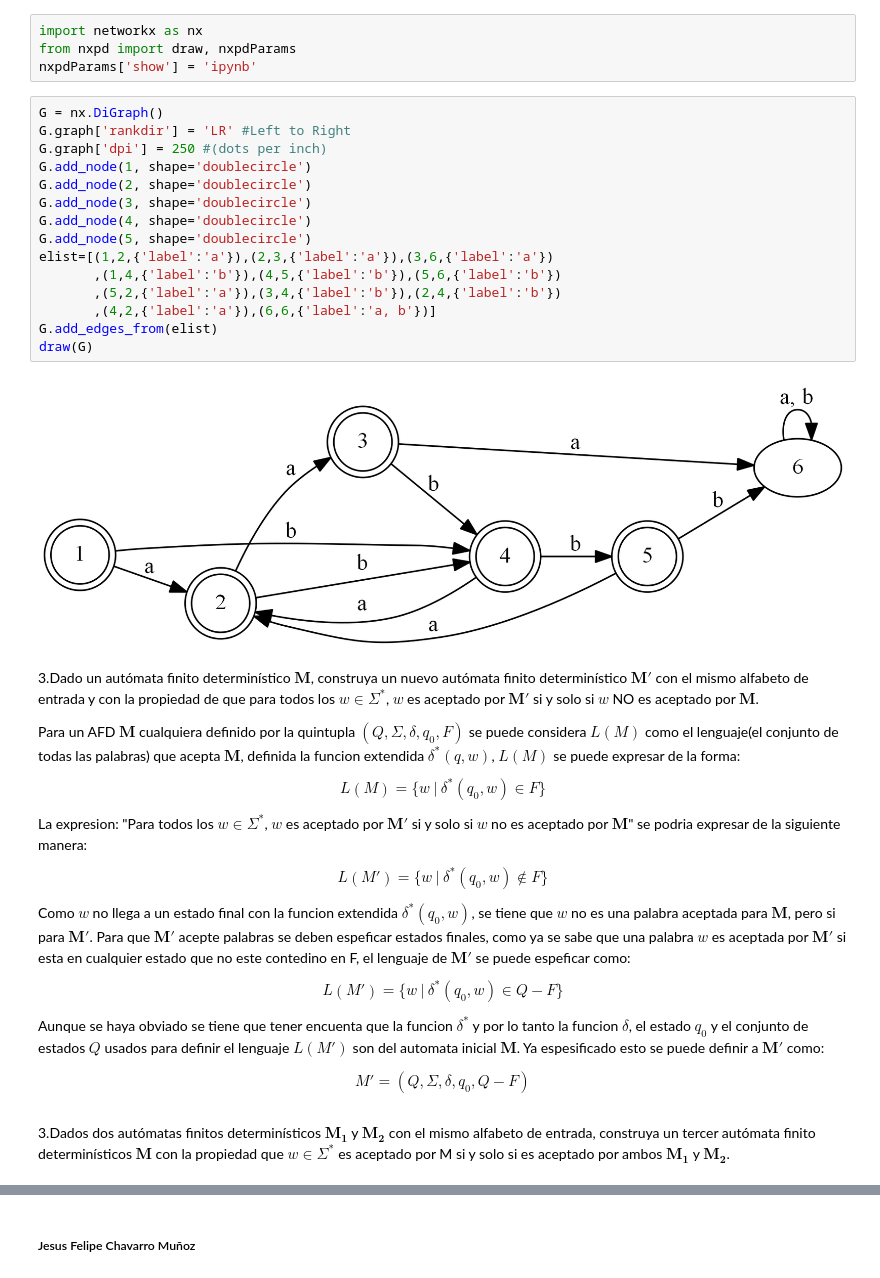
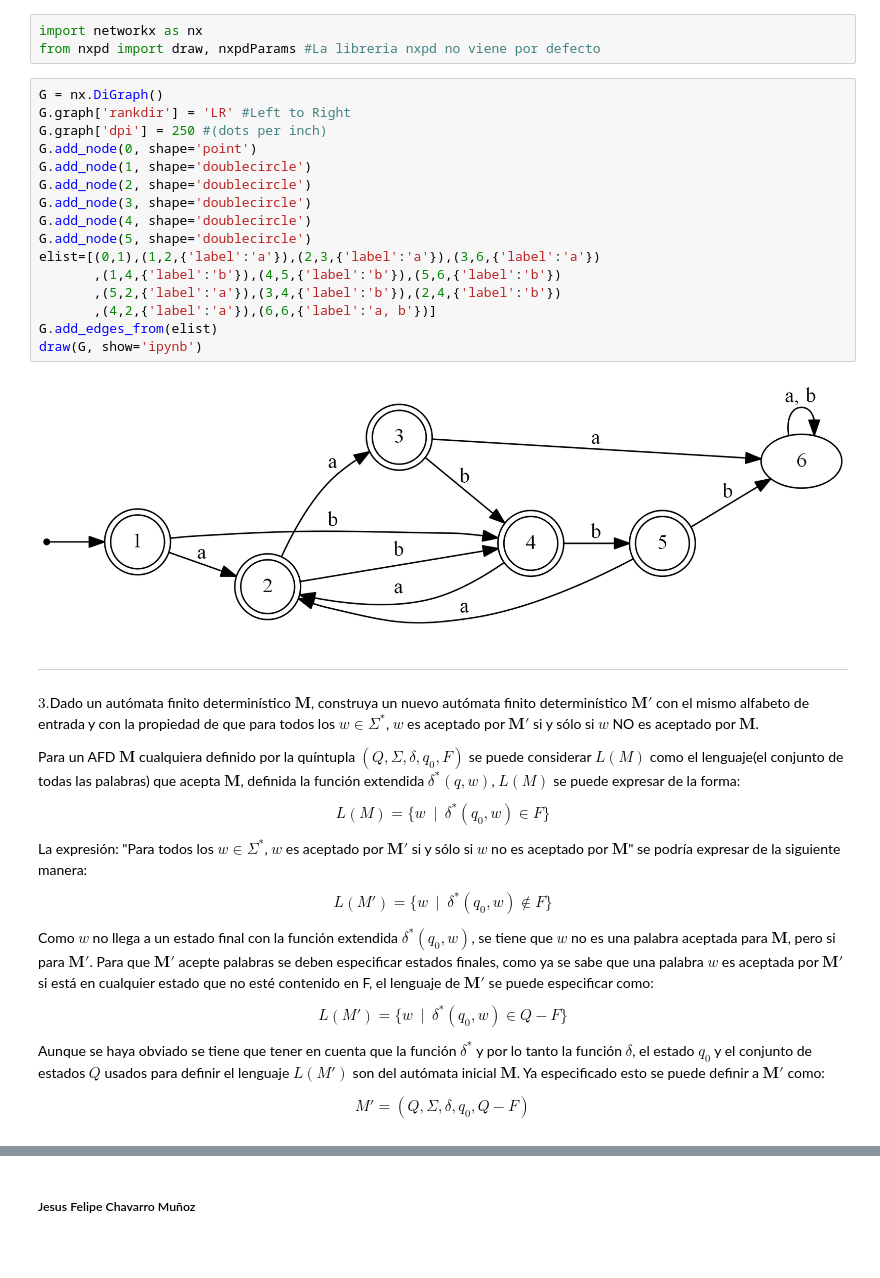
Before and after one commit to jesusfchavarro/Taller--1-Automatas, a Jupyter notebook: Taller #1.ipynb, the cells around one changed output, grey strips where cells are left out. Cells and saved outputs as stored; diff of their text form; blank space fills up the shorter version.

```diff
--- a/Taller #1.ipynb
+++ b/Taller #1.ipynb
@@ -29,42 +278,41 @@ Donde la funcion $\delta$ se representa por la siguiente tabla.
 |   6       |    6    |    6    |
 # %%
 import networkx as nx
-from nxpd import draw, nxpdParams
-nxpdParams['show'] = 'ipynb'
+from nxpd import draw, nxpdParams #La libreria nxpd no viene por defecto
 # %%
 G = nx.DiGraph()
 G.graph['rankdir'] = 'LR' #Left to Right
 G.graph['dpi'] = 250 #(dots per inch)
+G.add_node(0, shape='point')
 G.add_node(1, shape='doublecircle')
 G.add_node(2, shape='doublecircle')
 G.add_node(3, shape='doublecircle')
 G.add_node(4, shape='doublecircle')
 G.add_node(5, shape='doublecircle')
-elist=[(1,2,{'label':'a'}),(2,3,{'label':'a'}),(3,6,{'label':'a'})
+elist=[(0,1),(1,2,{'label':'a'}),(2,3,{'label':'a'}),(3,6,{'label':'a'})
        ,(1,4,{'label':'b'}),(4,5,{'label':'b'}),(5,6,{'label':'b'})
        ,(5,2,{'label':'a'}),(3,4,{'label':'b'}),(2,4,{'label':'b'})
        ,(4,2,{'label':'a'}),(6,6,{'label':'a, b'})]
 G.add_edges_from(elist)
-draw(G)
+draw(G, show='ipynb')
 # %% [output]
-[figure, old version]
+[figure, new version]
 # %% [markdown]
-3.Dado un autómata finito determinístico $\textbf{M}$, construya un nuevo autómata finito determinístico $\textbf{M}'$ con el mismo alfabeto de entrada y con la propiedad de que para todos los $w \in\Sigma^{*}$, $w$ es aceptado por $\textbf{M}'$ si y solo si $w$ NO es aceptado por $\textbf{M}$.
+- - -
+$3.$Dado un autómata finito determinístico $\textbf{M}$, construya un nuevo autómata finito determinístico $\textbf{M}'$ con el mismo alfabeto de entrada y con la propiedad de que para todos los $w \in\Sigma^{*}$, $w$ es aceptado por $\textbf{M}'$ si y sólo si $w$ NO es aceptado por $\textbf{M}$.
 
-Para un AFD $\textbf{M}$ cualquiera definido por la quintupla $(Q,\Sigma,\delta,q_0,F)$ se puede considera $L(M)$ como el lenguaje(el conjunto de todas las palabras) que acepta $\textbf{M}$, definida la funcion extendida $\delta^*(q, w)$, $L(M)$ se puede expresar de la forma:
+Para un AFD $\textbf{M}$ cualquiera definido por la quíntupla $(Q,\Sigma,\delta,q_0,F)$ se puede considerar $L(M)$ como el lenguaje(el conjunto de todas las palabras) que acepta $\textbf{M}$, definida la función extendida $\delta^*(q, w)$, $L(M)$ se puede expresar de la forma:
 
-$$L(M) = \{w\ |\ \delta^*(q_{0}, w)\in F\} $$
+<p>$$L(M) = \{w\ \mid\ \delta^*(q_{0}, w)\in F\} $$</p>
 
-La expresion: "Para todos los $w \in\Sigma^{*}$, $w$ es aceptado por $\textbf{M}'$ si y solo si $w$ no es aceptado por $\textbf{M}$" se podria expresar de la siguiente manera:
+La expresión: "Para todos los $w \in\Sigma^{*}$, $w$ es aceptado por $\textbf{M}'$ si y sólo si $w$ no es aceptado por $\textbf{M}$" se podría expresar de la siguiente manera:
 
-$$L(M') = \{w\ |\ \delta^*(q_{0}, w)\notin F\} $$
+<p>$$L(M') = \{w\ \mid\ \delta^*(q_{0}, w)\notin F\} $$ </p>
 
-Como $w$ no llega a un estado final con la funcion extendida $\delta^*(q_0, w)$, se tiene que $w$ no es una palabra aceptada para $\textbf{M}$, pero si para $\textbf{M}'$. Para que $\textbf{M}'$ acepte palabras se deben espeficar estados finales, como ya se sabe que una palabra $w$ es aceptada por $\textbf{M}'$ si esta en cualquier estado que no este contedino en F, el lenguaje de $\textbf{M}'$ se puede espeficar como:
+Como $w$ no llega a un estado final con la función extendida $\delta^*(q_0, w)$, se tiene que $w$ no es una palabra aceptada para $\textbf{M}$, pero si para $\textbf{M}'$. Para que $\textbf{M}'$ acepte palabras se deben especificar estados finales, como ya se sabe que una palabra $w$ es aceptada por $\textbf{M}'$ si está en cualquier estado que no esté contenido en F, el lenguaje de $\textbf{M}'$ se puede especificar como:
 
-$$L(M') = \{w\ |\ \delta^*(q_{0}, w)\in Q-F\}$$
+<p>$$L(M') = \{w\ \mid\ \delta^*(q_{0}, w)\in Q-F\}$$ </p>
 
-Aunque se haya obviado se tiene que tener encuenta que la funcion $\delta^*$ y por lo tanto la funcion $\delta$, el estado $q_0$ y el conjunto de estados $Q$ usados para definir el lenguaje $L(M')$ son del automata inicial $\textbf{M}$. Ya espesificado esto se puede definir a $\textbf{M}'$ como:
+Aunque se haya obviado se tiene que tener en cuenta que la función $\delta^*$ y por lo tanto la función $\delta$, el estado $q_0$ y el conjunto de estados $Q$ usados para definir el lenguaje $L(M')$ son del autómata inicial $\textbf{M}$. Ya especificado esto se puede definir a $\textbf{M}'$ como:
 
-$$M' = (Q,\Sigma,\delta,q_0,Q-F)$$
+<p>$$M' = (Q,\Sigma,\delta,q_0,Q-F)$$</p>
-# %% [markdown]
-3.Dados dos autómatas finitos determinísticos $\textbf{M}_{\textbf{1}}$ y $\textbf{M}_{\textbf{2}}$ con el mismo alfabeto de entrada, construya un tercer autómata finito determinísticos $\textbf{M}$ con la propiedad que $w \in\Sigma^{*}$ es aceptado por M si y solo si es aceptado por ambos $\textbf{M}_{\textbf{1}}$ y $\textbf{M}_{\textbf{2}}$.
```
Also changed, not shown: parts of 11 cells of this notebook, 3 other files.
